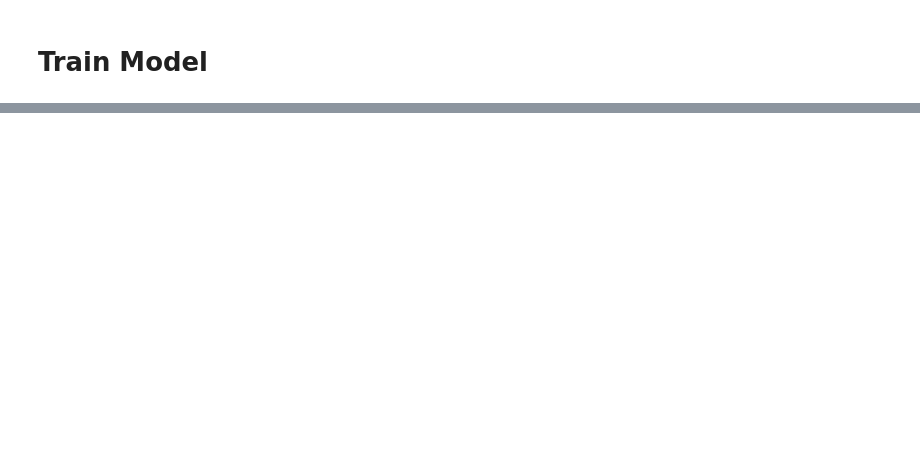
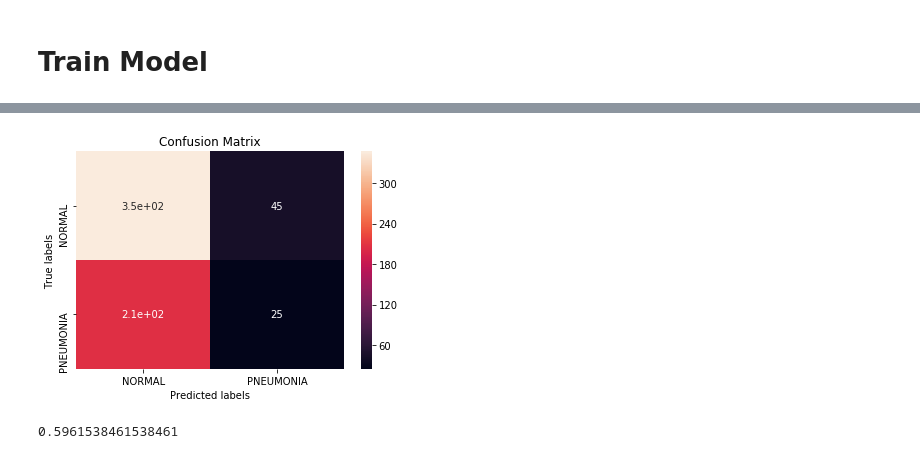
Before and after one commit to mxn170019/Pneumonia-detection-using-X-ray-images, a Jupyter notebook: Kaggle-Xray.ipynb, the cells around one changed output, grey strips where cells are left out. Saved outputs shown, nothing was run; the diff lists cells and outputs as text; code cells hidden in the pictures; blank space fills up the shorter version.

```diff
--- a/Kaggle-Xray.ipynb
+++ b/Kaggle-Xray.ipynb
@@ -338,0 +403,4 @@ model.save_weights('first_try.h5')
+# %%
+predictions = model.model.predict_generator(test_batches,steps = 20,verbose = 1)
+predictions = np.array(predictions[:,0])
+predictions_1 = np.where(predictions<0.5, 0,1)
@@ -338,0 +409,12 @@ model.save_weights('first_try.h5')
+# %%
+cm = confusion_matrix(test_labels,predictions_1)
+# %%
+ax= plt.subplot()
+sns.heatmap(cm, annot=True, ax = ax); #annot=True to annotate cells
+
+# labels, title and ticks
+ax.set_xlabel('Predicted labels');ax.set_ylabel('True labels');
+ax.set_title('Confusion Matrix');
+ax.xaxis.set_ticklabels(['NORMAL','PNEUMONIA']); ax.yaxis.set_ticklabels(['NORMAL','PNEUMONIA']);
+# %% [output]
+[figure, added]
@@ -338,0 +423,4 @@ model.save_weights('first_try.h5')
+# %%
+accuracy_score(test_labels,predictions_1)
+# %% [output]
+0.5961538461538461
```
Also changed, not shown: parts of 10 cells of this notebook.
